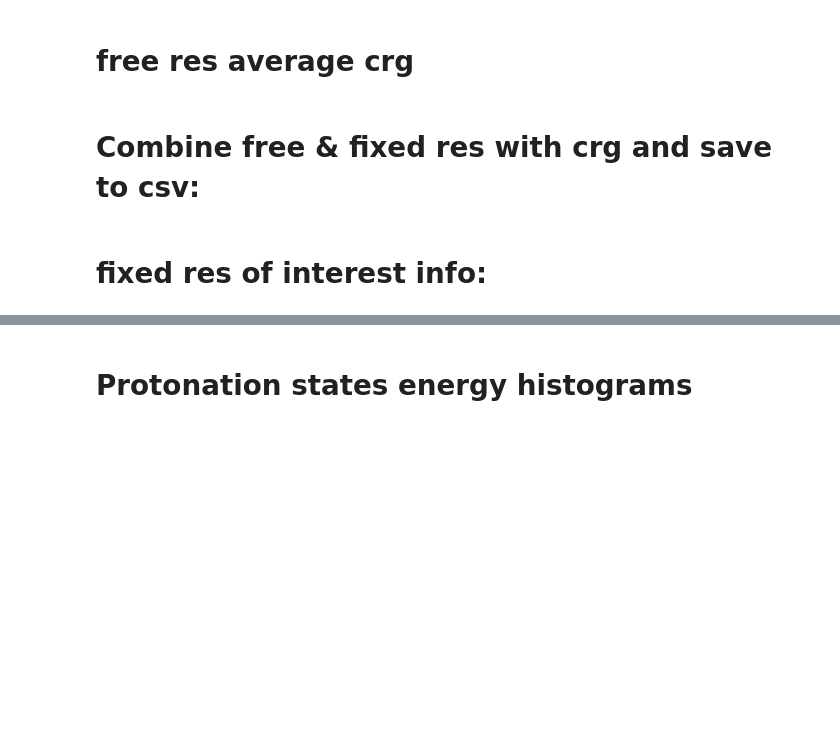
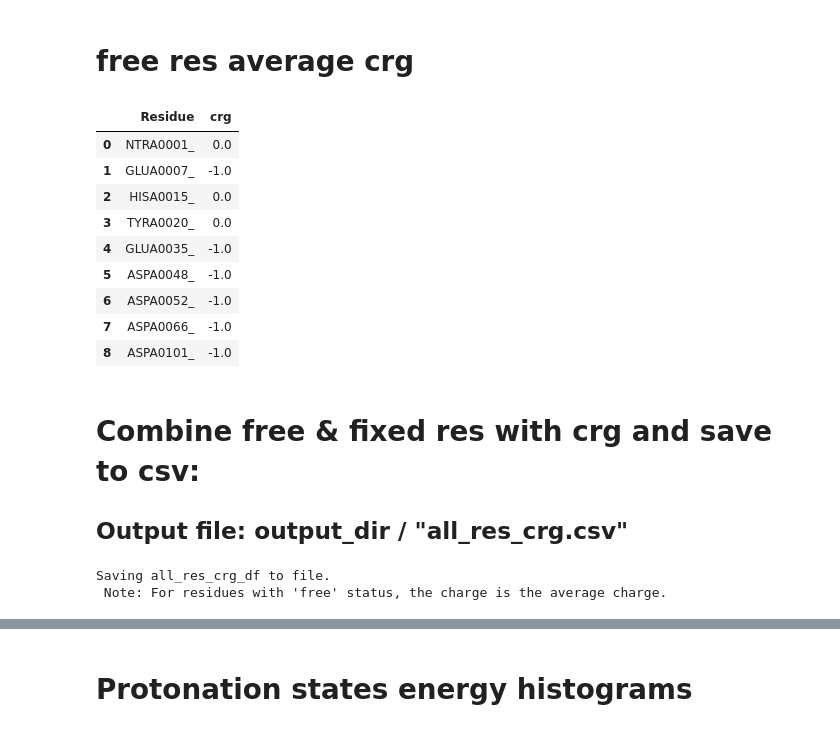
Before and after one commit to Raihancuny/python, a Jupyter notebook: microstate_analysis_code/new_run_cms_analysis.ipynb, the cells around one changed output, grey strips where cells are left out. Cells and saved outputs as stored; diff of their text form; code cells hidden in the pictures; blank space fills up the shorter version.

```diff
--- a/microstate_analysis_code/new_run_cms_analysis.ipynb
+++ b/microstate_analysis_code/new_run_cms_analysis.ipynb
@@ -162,12 +200,29 @@ all_fixed_res_crg_df = mc.get_fixed_residues_df()
 # free res average crg
 # %%
 free_res_aver_crg_df = mc.get_free_res_aver_crg_df()
+
+free_res_aver_crg_df
+# %% [output]
+|  | Residue | crg |
+| 0 | NTRA0001_ | 0.0 |
+| 1 | GLUA0007_ | -1.0 |
+| 2 | HISA0015_ | 0.0 |
+| 3 | TYRA0020_ | 0.0 |
+| 4 | GLUA0035_ | -1.0 |
+| 5 | ASPA0048_ | -1.0 |
+| 6 | ASPA0052_ | -1.0 |
+| 7 | ASPA0066_ | -1.0 |
+| 8 | ASPA0101_ | -1.0 |
 # %% [markdown]
 # Combine free & fixed res with crg and save to csv:
+
+## Output file: output_dir / "all_res_crg.csv"
 # %%
 all_res_crg_df = msa.combine_all_free_fixed_residues(free_res_aver_crg_df, all_fixed_res_crg_df)
-all_res_crg_csv = output_dir.joinpath("all_res_crg_csv")
+all_res_crg_csv = output_dir.joinpath("all_res_crg.csv")
+
 print("Saving all_res_crg_df to file.\n", "Note: For residues with 'free' status, the charge is the average charge.")
 all_res_crg_df.to_csv(all_res_crg_csv)
+# %% [output]
+Saving all_res_crg_df to file.
+ Note: For residues with 'free' status, the charge is the average charge.
-# %% [markdown]
-# fixed res of interest info:
```
Also changed, not shown: parts of 23 cells of this notebook, 3 other files.
